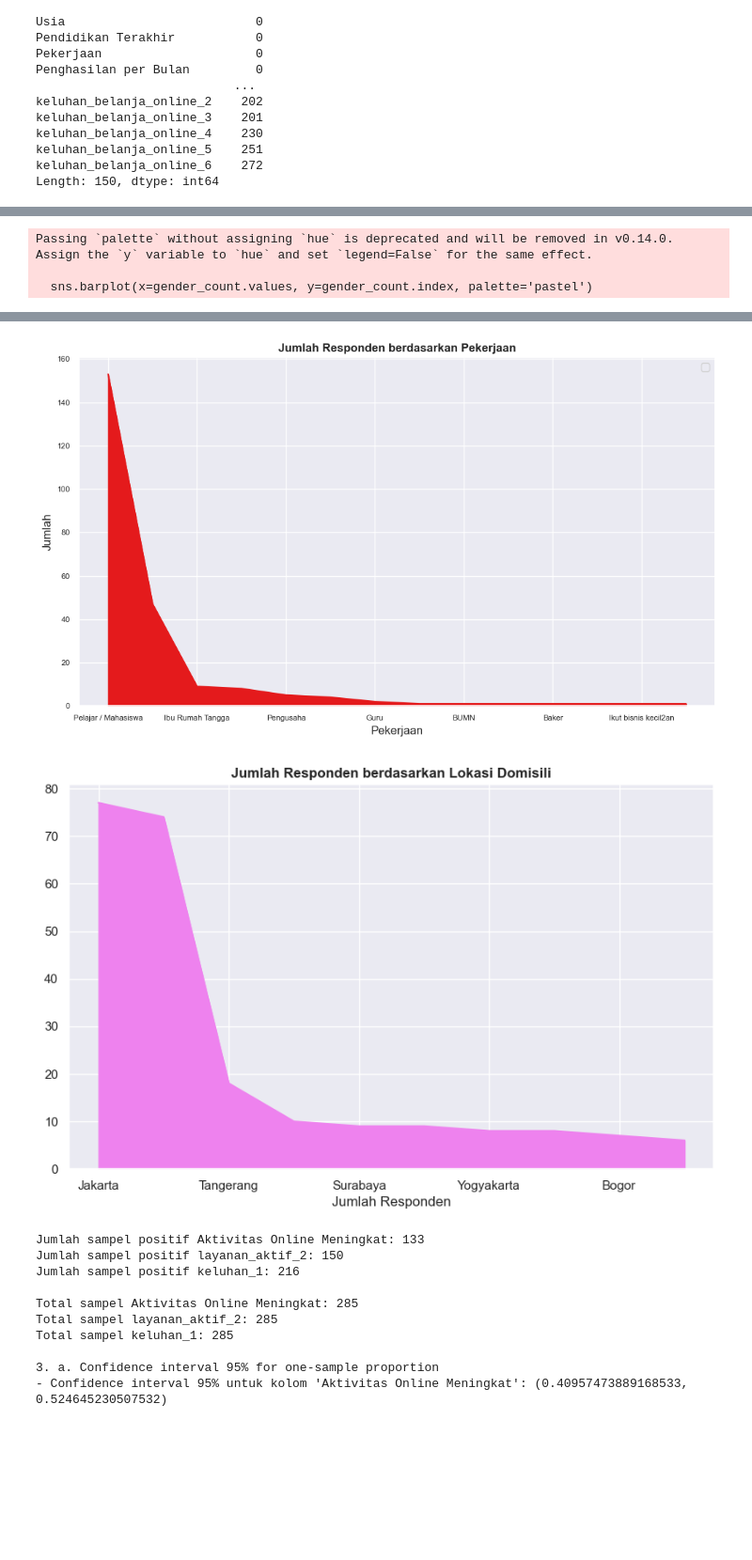
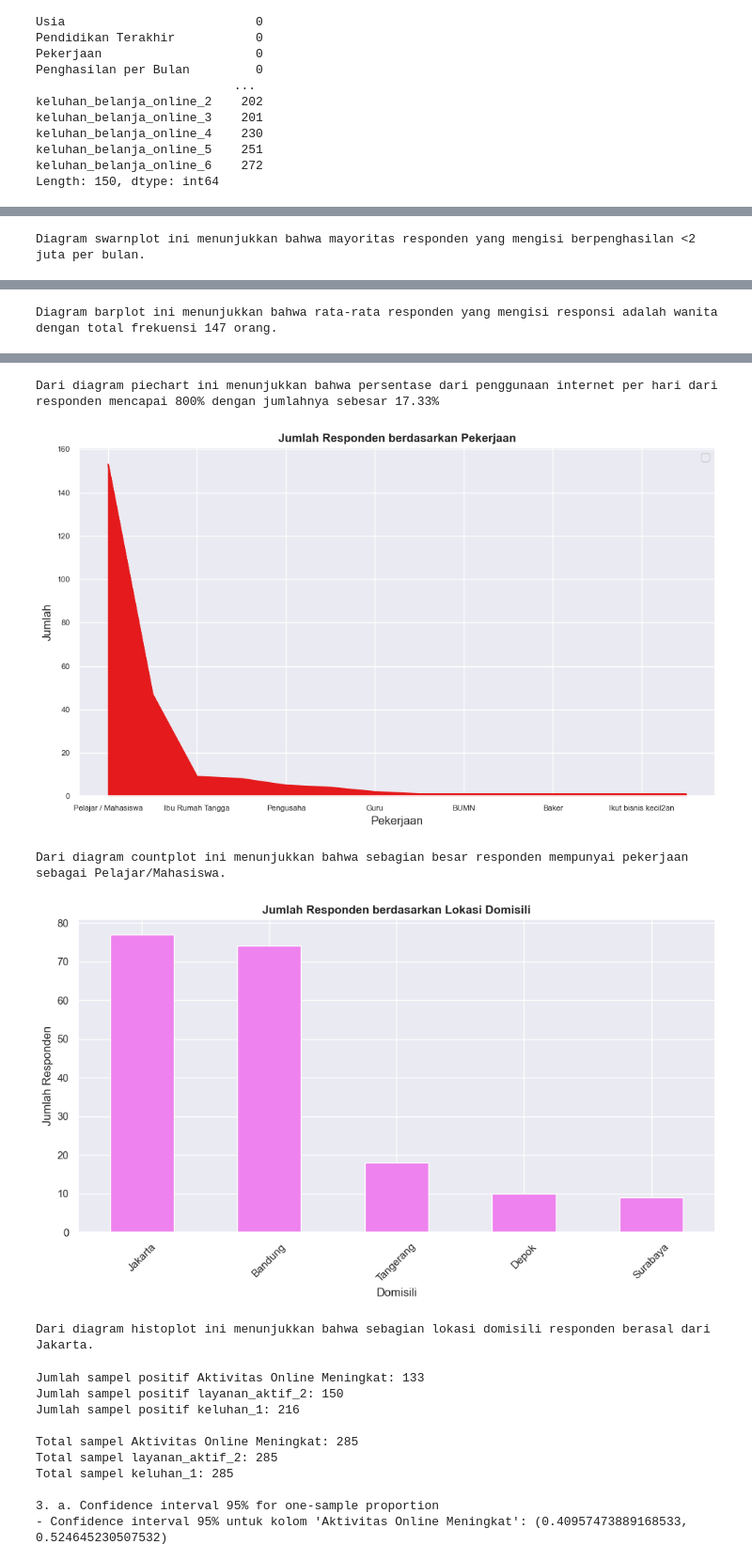
Before and after one commit to StefenSutandi/TugasBesarProbstat, a Jupyter notebook: Tugas Besar Probstat 2 Stefen Sutandi.ipynb, the cells around one changed output, grey strips where cells are left out. Shown at 94% size. Cells and saved outputs as stored; diff of their text form; code cells hidden in the pictures; blank space fills up the shorter version.

Commit message:
Tugas Besar Probstat 2 Stefen Sutandi

```diff
--- a/Tugas Besar Probstat 2 Stefen Sutandi.ipynb
+++ b/Tugas Besar Probstat 2 Stefen Sutandi.ipynb
@@ -100,6 +66,7 @@ plt.ylabel('Usia')
 plt.title('Distribusi Responden berdasarkan Frekuensi Usia', fontweight='bold')
 plt.tight_layout()
 plt.show()
+print('Diagram countplot ini menunjukkan dari total 285 responden yang mengisi responsi, 35% dari total responden berumur 19 tahun.')
 
 # b. Visualisasi data Jumlah Responden berdasarkan Penghasilan per Bulan
 plt.figure(figsize=(8, 6))
@@ -107,6 +74,7 @@ sns.swarmplot(y=data['Penghasilan per Bulan'], color='green')
 plt.ylabel('Penghasilan per Bulan')
 plt.title('Swarm Plot Distribusi Penghasilan per Bulan', fontweight='bold')
 plt.show()
+print('Diagram swarnplot ini menunjukkan bahwa mayoritas responden yang mengisi berpenghasilan <2 juta per bulan.')
 
 # c. Visualisasi data Jumlah Responden berdasarkan Jenis Kelamin
 gender_count = data['Jenis Kelamin'].value_counts()
@@ -116,8 +84,9 @@ plt.xlabel('Jumlah')
 plt.ylabel('Jenis Kelamin')
 plt.title('Jumlah Responden berdasarkan Jenis Kelamin', fontweight='bold')
 plt.show()
+print("Diagram barplot ini menunjukkan bahwa rata-rata responden yang mengisi responsi adalah wanita dengan total frekuensi 147 orang.")
 
-# d. Visualisasi data Persentase Penggunaan Layanan Aktif
+# d. Visualisasi data Persentase Penggunaan Internet per Hari
 usage_counts = data['Durasi Penggunaan Internet per Hari (dalam Jam)'].value_counts().sort_values(ascending=False)
 top_6 = usage_counts.head(6)
 others = pd.Series(usage_counts.iloc[6:].sum(), index=['Others'])
@@ -127,6 +96,7 @@ combined.plot(kind='pie', autopct='%.2f%%')
 plt.title('Durasi Penggunaan Internet per Hari (dalam Jam)', fontweight='bold')
 plt.ylabel('')
 plt.show()
+print("Dari diagram piechart ini menunjukkan bahwa persentase dari penggunaan internet per hari dari responden mencapai 800% dengan jumlahnya sebesar 17.33%")
 
 # e. Visualisasi data Jumlah Responden berdasarkan Pekerjaan
 plt.figure(figsize=(10, 6))
@@ -138,14 +108,19 @@ plt.title('Jumlah Responden berdasarkan Pekerjaan', fontweight='bold')
 plt.legend('')
 plt.tight_layout()
 plt.show()
+print("Dari diagram countplot ini menunjukkan bahwa sebagian besar responden mempunyai pekerjaan sebagai Pelajar/Mahasiswa.")
 
 # f. Visualisasi data Jumlah Responden berdasarkan Lokasi Domisili
-top_locations = data['Domisili'].value_counts().head(10)
+top_locations = data['Domisili'].value_counts().head(5)
 plt.figure(figsize=(10, 6))
-top_locations.plot(kind='area', color='violet')
-plt.xlabel('Jumlah Responden')
+top_locations.plot(kind='bar', color='violet')
+plt.xlabel('Domisili')
+plt.ylabel('Jumlah Responden')
 plt.title('Jumlah Responden berdasarkan Lokasi Domisili', fontweight='bold')
+plt.xticks(rotation=45)
+plt.tight_layout()
 plt.show()
+print('Dari diagram histoplot ini menunjukkan bahwa sebagian lokasi domisili responden berasal dari Jakarta.')
 # %% [output]
 Passing `palette` without assigning `hue` is deprecated and will be removed in v0.14.0. Assign the `y` variable to `hue` and set `legend=False` for the same effect.
 
@@ -154,4 +130,2 @@ Passing `palette` without assigning `hue` is deprecated and will be removed in v
 [figure]
-Passing `palette` without assigning `hue` is deprecated and will be removed in v0.14.0. Assign the `y` variable to `hue` and set `legend=False` for the same effect.
-
-  sns.barplot(x=gender_count.values, y=gender_count.index, palette='pastel')
+Diagram swarnplot ini menunjukkan bahwa mayoritas responden yang mengisi berpenghasilan <2 juta per bulan.
@@ -158,7 +135,11 @@ Passing `palette` without assigning `hue` is deprecated and will be removed in v
 [figure]
+Diagram barplot ini menunjukkan bahwa rata-rata responden yang mengisi responsi adalah wanita dengan total frekuensi 147 orang.
 [figure]
+Dari diagram piechart ini menunjukkan bahwa persentase dari penggunaan internet per hari dari responden mencapai 800% dengan jumlahnya sebesar 17.33%
 [figure]
+Dari diagram countplot ini menunjukkan bahwa sebagian besar responden mempunyai pekerjaan sebagai Pelajar/Mahasiswa.
-[figure, old version]
+[figure, new version]
+Dari diagram histoplot ini menunjukkan bahwa sebagian lokasi domisili responden berasal dari Jakarta.
 # %%
 # 3. a. Confidence interval 95% for one-sample proportion
 
```
Also changed, not shown: parts of 6 cells of this notebook.
